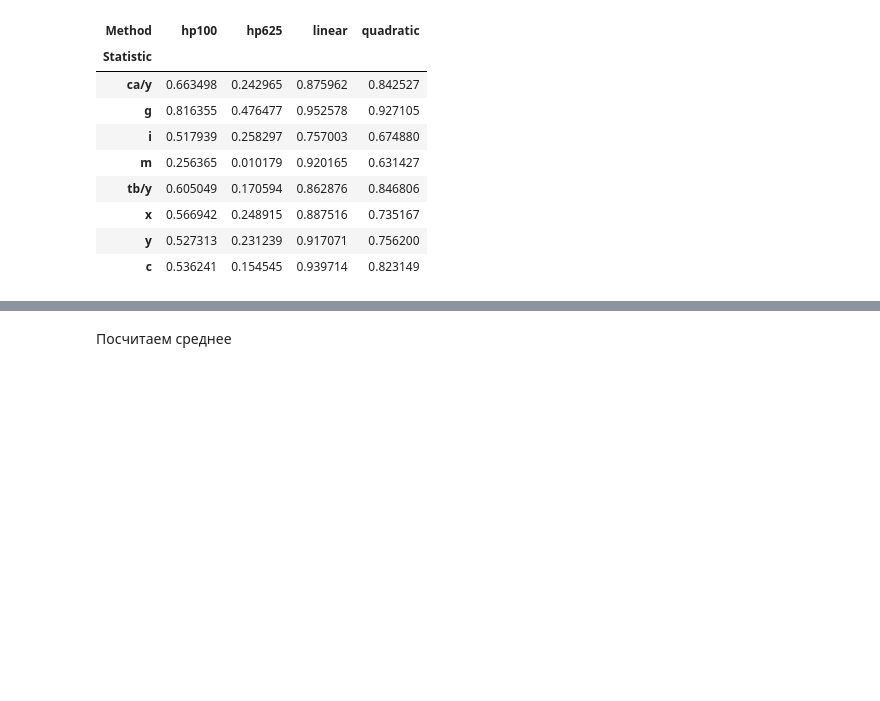
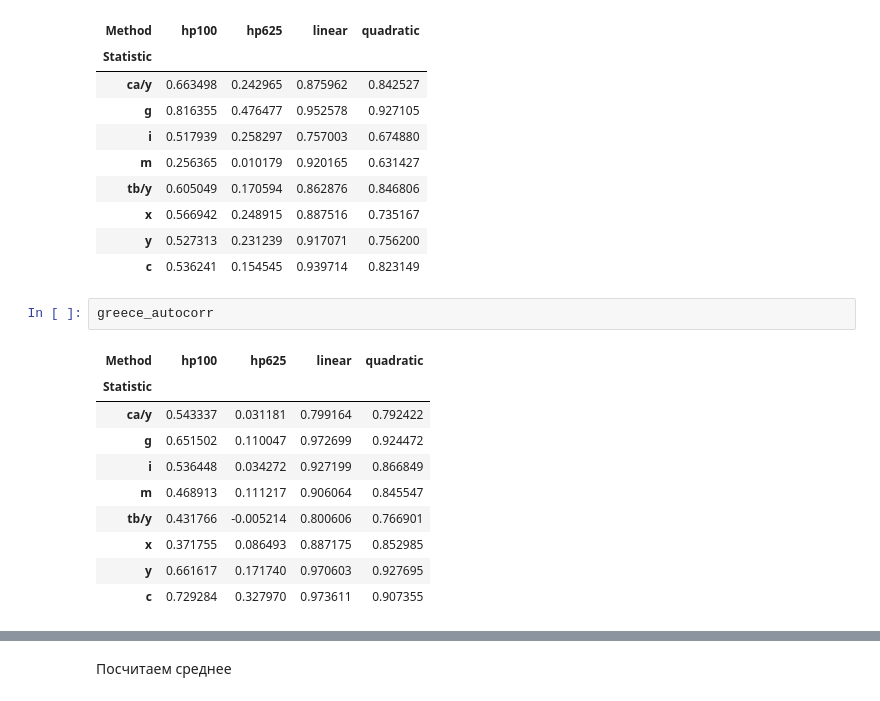
Before and after one commit to tobaffoon/CycleEvaluation, a Jupyter notebook: main.ipynb, the cells around one changed output, grey strips where cells are left out. Saved outputs shown, nothing was run; the diff lists cells and outputs as text; blank space fills up the shorter version.

```diff
--- a/main.ipynb
+++ b/main.ipynb
@@ -496,3 +526,16 @@ usa_autocorr
 | x | 0.566942 | 0.248915 | 0.887516 | 0.735167 |
 | y | 0.527313 | 0.231239 | 0.917071 | 0.756200 |
 | с | 0.536241 | 0.154545 | 0.939714 | 0.823149 |
+# %%
+greece_autocorr
+# %% [output]
+| Method | hp100 | hp625 | linear | quadratic |
+| Statistic |  |  |  |  |
+| ca/y | 0.543337 | 0.031181 | 0.799164 | 0.792422 |
+| g | 0.651502 | 0.110047 | 0.972699 | 0.924472 |
+| i | 0.536448 | 0.034272 | 0.927199 | 0.866849 |
+| m | 0.468913 | 0.111217 | 0.906064 | 0.845547 |
+| tb/y | 0.431766 | -0.005214 | 0.800606 | 0.766901 |
+| x | 0.371755 | 0.086493 | 0.887175 | 0.852985 |
+| y | 0.661617 | 0.171740 | 0.970603 | 0.927695 |
+| с | 0.729284 | 0.327970 | 0.973611 | 0.907355 |
```
Also changed, not shown: parts of 6 cells of this notebook, 5 other files.
